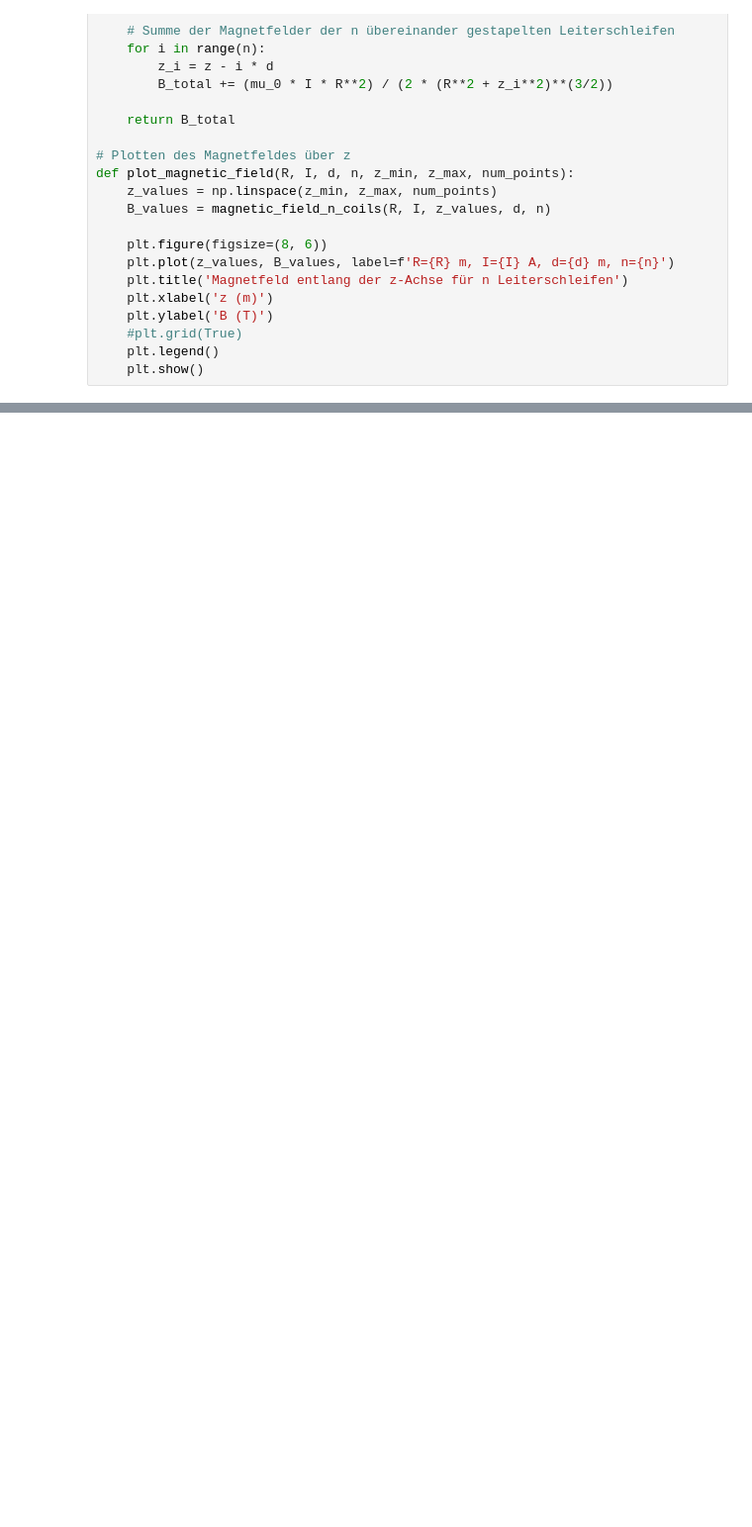
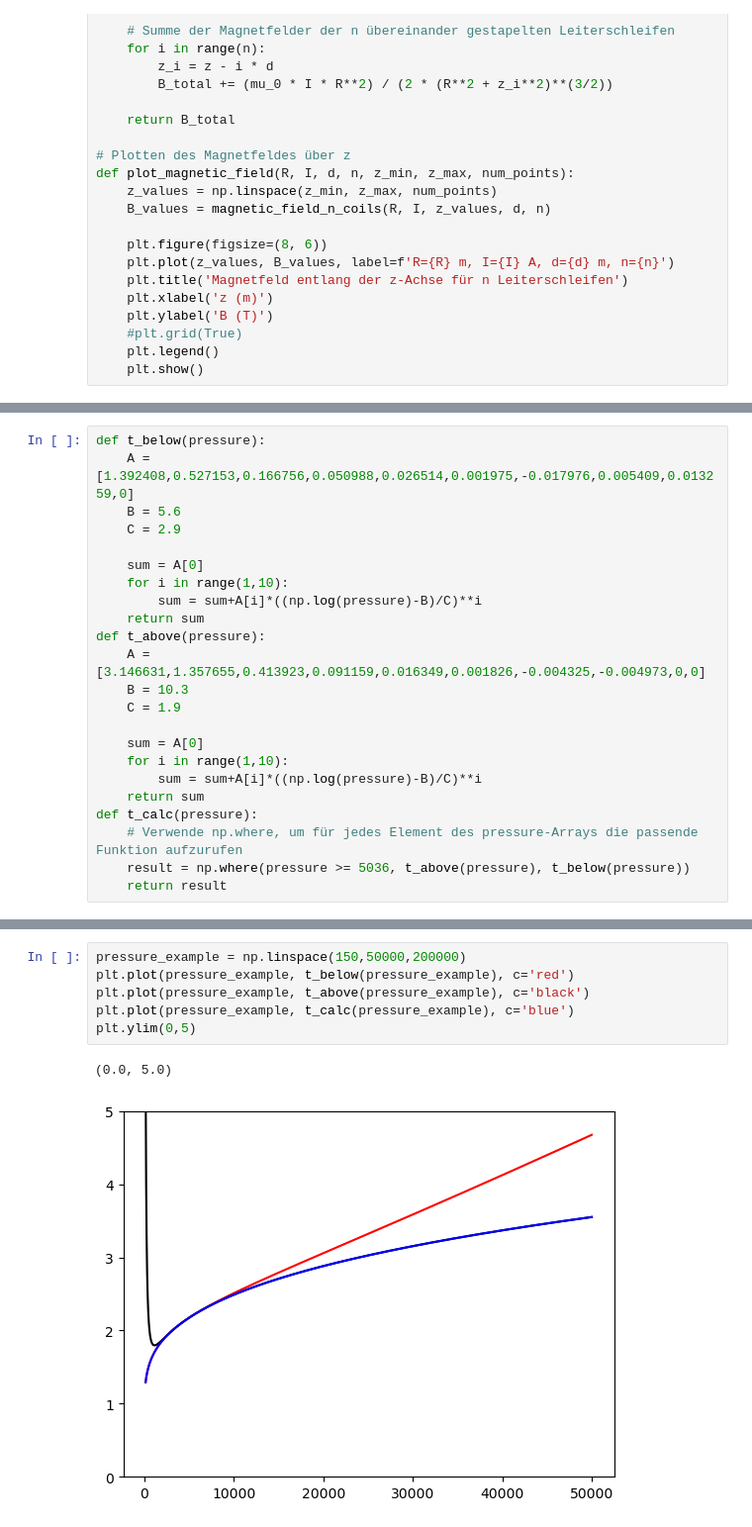
Before and after one commit to Darrenshan27/supraconductivity, a Jupyter notebook: data_processing.ipynb, the cells around one changed output, grey strips where cells are left out. Shown at 99% size. Drawn from its saved outputs; the diff is of its cells as text; blank space fills up the shorter version.

```diff
--- a/data_processing.ipynb
+++ b/data_processing.ipynb
@@ -47,3 +53,26 @@ plot_magnetic_field(R, I, d, n, z_min, z_max, num_points)
+# %%
+def t_below(pressure):
+    A = [1.392408,0.527153,0.166756,0.050988,0.026514,0.001975,-0.017976,0.005409,0.013259,0]
+    B = 5.6
+    C = 2.9
+
+    sum = A[0]
+    for i in range(1,10):
+        sum = sum+A[i]*((np.log(pressure)-B)/C)**i
+    return sum
+def t_above(pressure):
+    A = [3.146631,1.357655,0.413923,0.091159,0.016349,0.001826,-0.004325,-0.004973,0,0]
+    B = 10.3
+    C = 1.9
+
+    sum = A[0]
+    for i in range(1,10):
+        sum = sum+A[i]*((np.log(pressure)-B)/C)**i
+    return sum
+def t_calc(pressure):
+    # Verwende np.where, um für jedes Element des pressure-Arrays die passende Funktion aufzurufen
+    result = np.where(pressure >= 5036, t_above(pressure), t_below(pressure))
+    return result
 # %%
 # Berechnung des Magnetfelds B mit der gegebenen Gleichung
 def calculate_magnetic_field(N, I, r_0, r_i, L):
@@ -98,0 +209,9 @@ def list_dat_files(directory):
+# %%
+pressure_example = np.linspace(150,50000,200000)
+plt.plot(pressure_example, t_below(pressure_example), c='red')
+plt.plot(pressure_example, t_above(pressure_example), c='black')
+plt.plot(pressure_example, t_calc(pressure_example), c='blue')
+plt.ylim(0,5)
+# %% [output]
+(0.0, 5.0)
+[figure, added]
```
Also changed, not shown: parts of 13 cells of this notebook, 31 other files.
